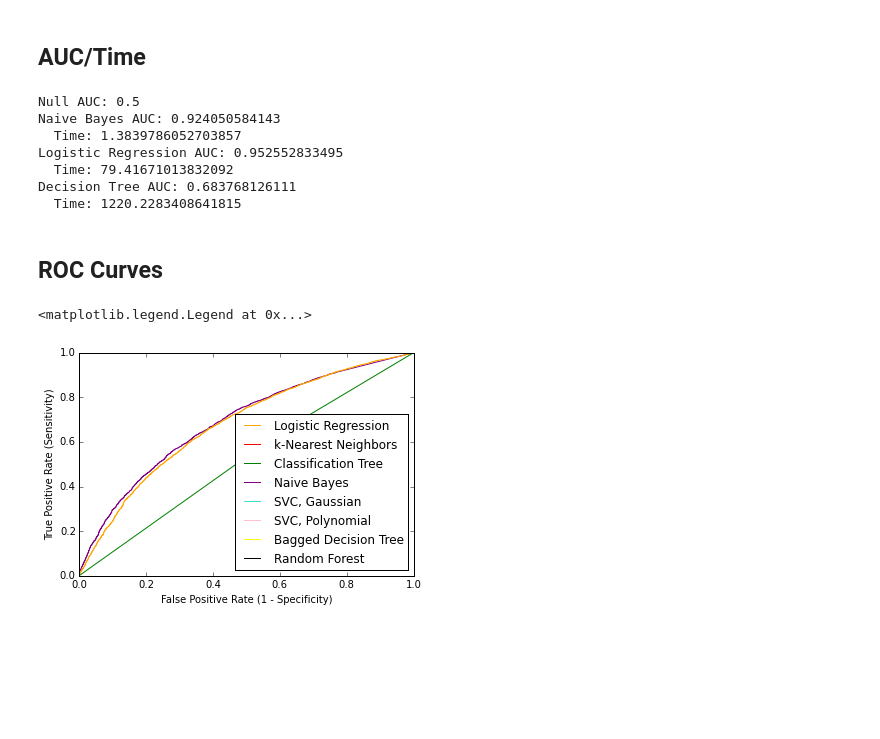
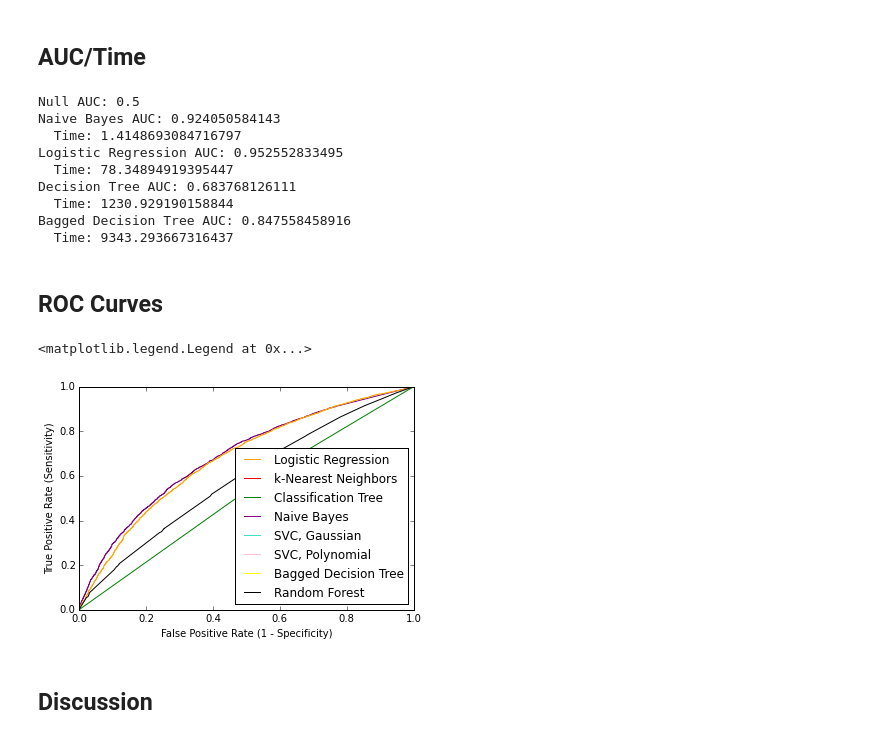
Before and after one commit to apculley/Stat-504, a Jupyter notebook: HW_3/HW_3.ipynb, the cells around one changed output. Saved outputs shown, nothing was run; the diff lists cells and outputs as text; code cells hidden in the pictures; blank space fills up the shorter version.

```diff
--- a/HW_3/HW_3.ipynb
+++ b/HW_3/HW_3.ipynb
@@ -619,53 +638,60 @@ print ('Null AUC: ' + str(.5))
 print ('Naive Bayes AUC: ' + str(nbauc2) + '\n  Time: ' + str(nbtime2))
 print ('Logistic Regression AUC: ' + str(logauc2) + '\n  Time: ' + str(logtime2))
 #print ('K nearest neighbors AUC: ' + str(knn_auc2)  + '\n  Time: ' + str(knn_time2))
-#print ('Gaussian SVC AUC: ' + str(svcg_auc2) + '\n  Time: ' + str(svcg_time2))
+#print ('Gaussian SVC AUC: ' + str(svcg_auc2) + '\n  Time: ' + str(svcg_time))
 #print ('Polynomial SVC AUC: ' + str(svcp_auc2) + '\n  Time: ' + str(svcp_time2))
 print ('Decision Tree AUC: ' + str(tree_auc2)  + '\n  Time: ' + str(tree_time2))
-#print ('Bagged Decision Tree AUC: ' + str(bag_auc2) + '\n  Time: ' + str(bag_time2))
+print ('Bagged Decision Tree AUC: ' + str(bag_auc2) + '\n  Time: ' + str(bag_time2))
 #print ('Random Forest AUC: ' + str(random_auc2)  + '\n  Time: ' + str(random_time2))
 # %% [output]
 Null AUC: 0.5
 Naive Bayes AUC: 0.924050584143
-  Time: 1.3839786052703857
+  Time: 1.4148693084716797
 Logistic Regression AUC: 0.952552833495
-  Time: 79.41671013832092
+  Time: 78.34894919395447
 Decision Tree AUC: 0.683768126111
-  Time: 1220.2283408641815
+  Time: 1230.929190158844
+Bagged Decision Tree AUC: 0.847558458916
+  Time: 9343.293667316437
 # %% [markdown]
 ## ROC Curves
 # %%
+%matplotlib inline
+import matplotlib.lines as mlines
 import matplotlib.pyplot as plt
+from sklearn import metrics
 fpr_nb, tpr_nb, thresholds = metrics.roc_curve(y_test_binary, y_pred_prob_nb)
 plt.plot(fpr_nb, tpr_nb, color='purple')
 fpr_log, tpr_log, thresholds = metrics.roc_curve(y_test_binary, y_pred_prob_log)
 plt.plot(fpr_log, tpr_log, color='orange')
 #fpr_knn, tpr_knn, thresholds = metrics.roc_curve(y_test_binary, y_pred_prob_knn)
 #plt.plot(fpr_knn, tpr_knn, color='red')
 #fpr_svcg, tpr_svcg, thresholds = metrics.roc_curve(y_test_binary, y_pred_prob_svcg)
 #plt.plot(fpr_svcg, tpr_svcg, color='turquoise')
 #fpr_svcp, tpr_svcp, thresholds = metrics.roc_curve(y_test_binary, y_pred_prob_svcp)
 #plt.plot(fpr_svcp, tpr_svcp, color='pink')
 fpr_tree, tpr_tree, thresholds = metrics.roc_curve(y_test_binary, y_pred_prob_tree)
 plt.plot(fpr_tree, tpr_tree, color='green')
-#fpr_bag, tpr_bag, thresholds = metrics.roc_curve(y_test_binary, y_pred_prob_bag)
-#plt.plot(fpr_tree, tpr_tree, color='yellow')
-#fpr_bag, tpr_bag, thresholds = metrics.roc_curve(y_test_binary, y_pred_prob_random)
-#plt.plot(fpr_bag, tpr_bag, color='black')
+#fpr_random, tpr_random, thresholds = metrics.roc_curve(y_test_binary, y_pred_prob_random)
+#plt.plot(fpr_random, tpr_random, color='yellow')
+fpr_bag, tpr_bag, thresholds = metrics.roc_curve(y_test_binary, y_pred_prob_bag)
+plt.plot(fpr_bag, tpr_bag, color='black')
 plt.xlim([0.0, 1.0])
 plt.ylim([0.0, 1.0])
 plt.xlabel('False Positive Rate (1 - Specificity)')
 plt.ylabel('True Positive Rate (Sensitivity)')
 log_line = mlines.Line2D([], [], color='orange', label='Logistic Regression')
 knn_line = mlines.Line2D([], [], color='red', label='k-Nearest Neighbors')
 tree_line = mlines.Line2D([], [], color='green', label='Classification Tree')
 nb_line = mlines.Line2D([], [], color='purple', label='Naive Bayes')
 svcg_line = mlines.Line2D([], [], color='turquoise', label='SVC, Gaussian')
 svcp_line = mlines.Line2D([], [], color='pink', label='SVC, Polynomial')
 bag_line = mlines.Line2D([], [], color='yellow', label='Bagged Decision Tree')
 random_line = mlines.Line2D([], [], color='black', label='Random Forest')
 
 plt.legend(handles=[log_line, knn_line, tree_line,nb_line,svcg_line,svcp_line,bag_line,random_line], loc=4)
 # %% [output]
 <matplotlib.legend.Legend at 0x...>
-[figure, old version]
+[figure, new version]
+# %% [markdown]
+## Discussion
```
Also changed, not shown: parts of 21 cells of this notebook.
